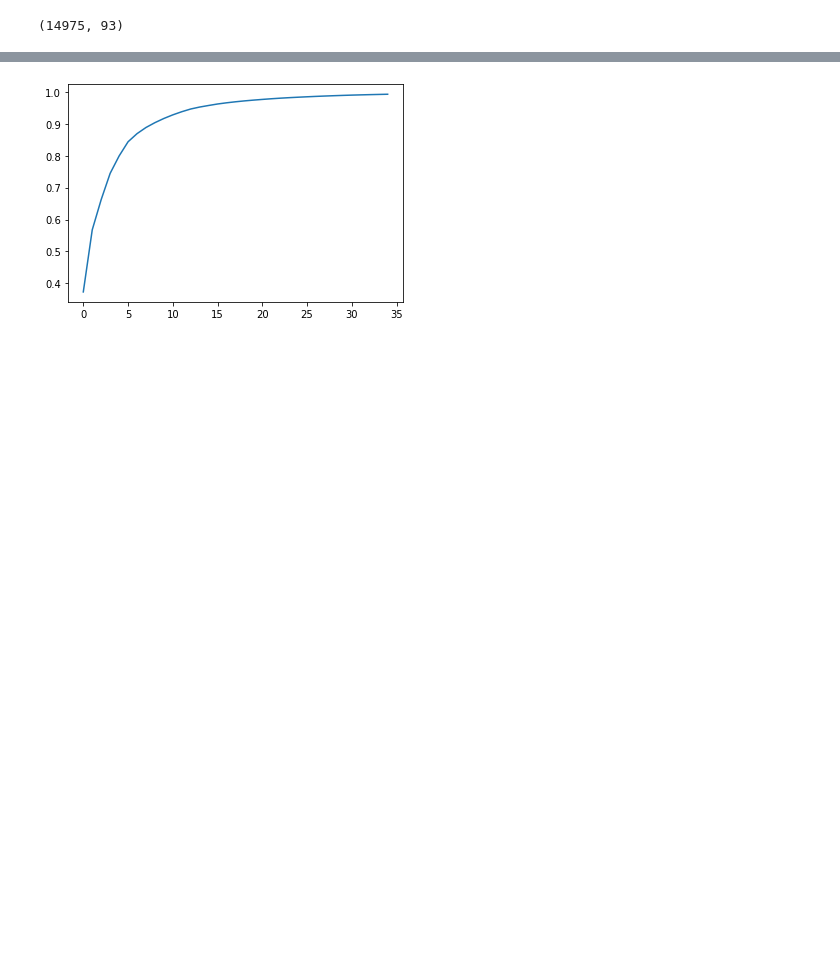
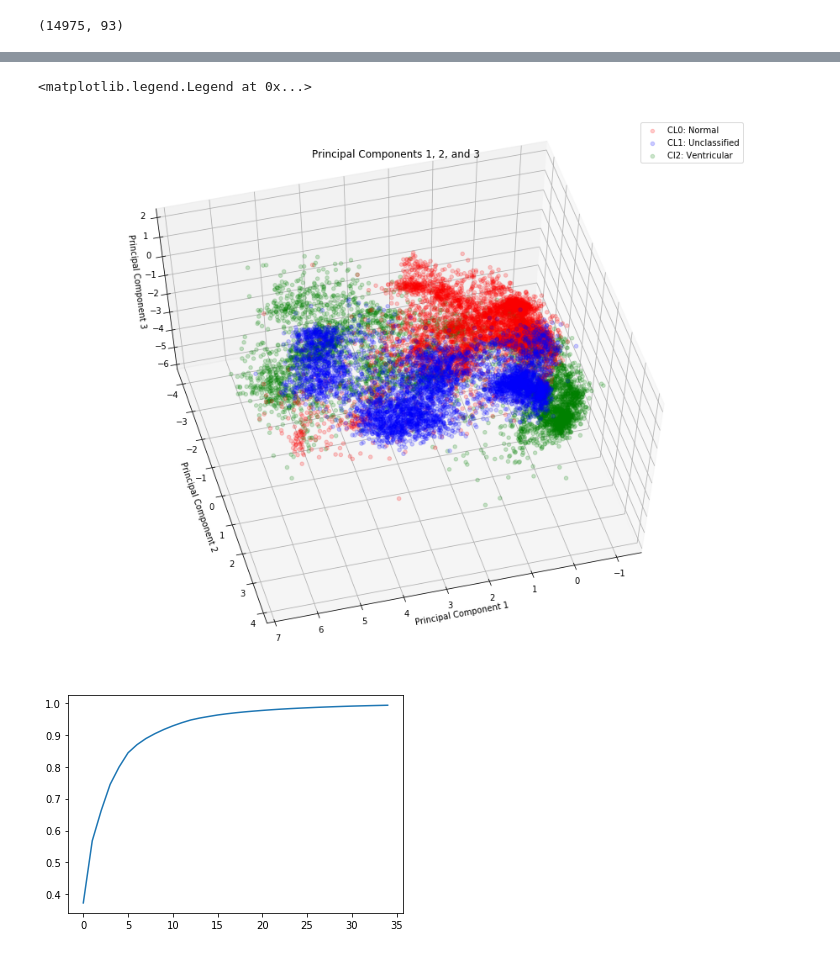
Before and after one commit to dustinak80/Deep_Learning, a Jupyter notebook: Copy_of_MATH6373_HW2_Duong.ipynb, the cells around one changed output, grey strips where cells are left out. Saved outputs shown, nothing was run; the diff lists cells and outputs as text; code cells hidden in the pictures; blank space fills up the shorter version.

```diff
--- a/Copy_of_MATH6373_HW2_Duong.ipynb
+++ b/Copy_of_MATH6373_HW2_Duong.ipynb
@@ -820,3 +886,36 @@ Houtput.shape
+# %%
+#Project
+proj = np.matmul(Houtput2, H_eig_v).iloc[:, 0:3]
+# %%
+#Get Index of different groups
+#print(y_test[1:10,:])
+#print(y_test2[1:10])
+y_train2 = pd.Series(y_train2)
+
+#class 0 = 0 (Normal)
+cl0_idx = y_train2[y_train2 == 0].index
+#Class 1 = 4 (unclassified)
+cl1_idx = y_train2[y_train2 == 1].index
+#Class 2 = 2 (ventricular)
+cl2_idx = y_train2[y_train2 == 2].index
+# %%
+#Plot the 3d cluster by group
+from mpl_toolkits import mplot3d
+
+fig=plt.figure(figsize=(15,12))
+ax = fig.add_subplot(111, projection='3d')
+ax.view_init(60, 75)
+ax.set_title('Principal Components 1, 2, and 3')
+ax.set_xlabel('Principal Component 1')
+ax.set_ylabel('Principal Component 2')
+ax.set_zlabel('Principal Component 3')
+ax.scatter(proj.loc[cl0_idx,0], proj.loc[cl0_idx,1], proj.loc[cl0_idx,2], c='r' , alpha = .2)
+ax.scatter(proj.loc[cl1_idx,0], proj.loc[cl1_idx,1], proj.loc[cl1_idx,2], c='b', alpha = .2)
+ax.scatter(proj.loc[cl2_idx,0], proj.loc[cl2_idx,1], proj.loc[cl2_idx,2], c='g', alpha = .2)
+ax.legend(['CL0: Normal','CL1: Unclassified' ,'Cl2: Ventricular'])
+# %% [output]
+<matplotlib.legend.Legend at 0x...>
+[figure, added]
 # %%
 pca = PCA(35)
 pca.fit(Houtput)
```
Also changed, not shown: parts of 11 cells of this notebook.
